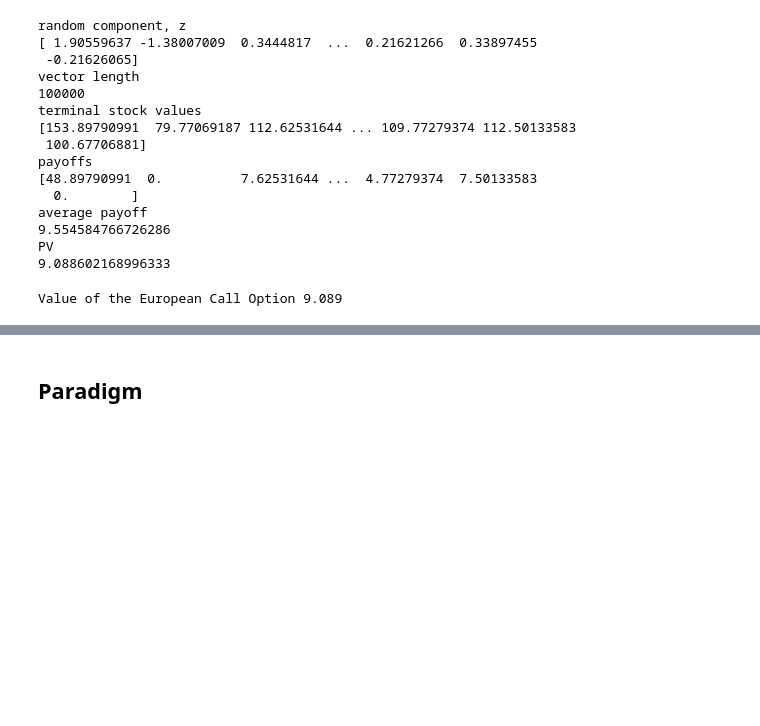
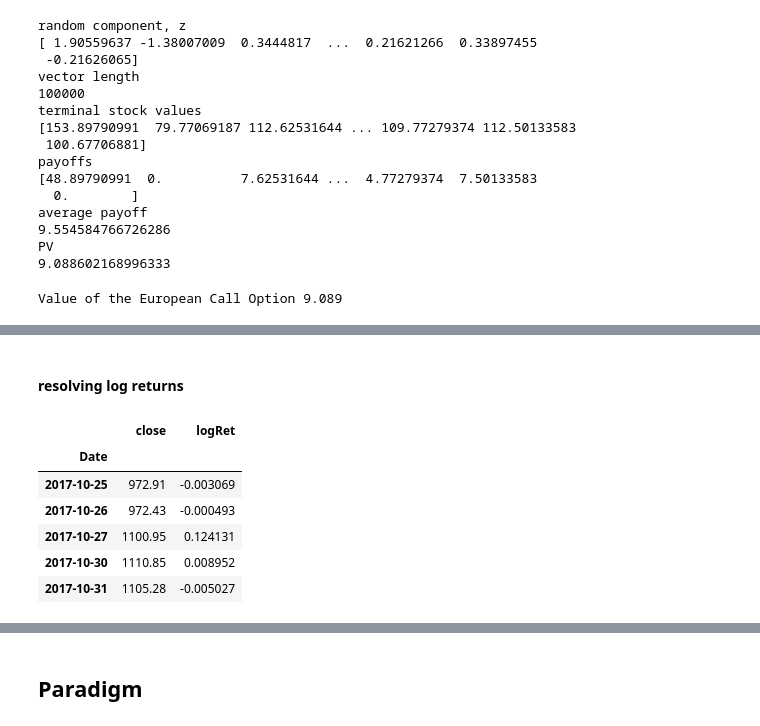
Before and after one commit to redvg/boilerplate-python-financial-engineering, a Jupyter notebook: 1_intro.ipynb, the cells around one changed output, grey strips where cells are left out. Saved outputs shown, nothing was run; the diff lists cells and outputs as text; code cells hidden in the pictures; blank space fills up the shorter version.

```diff
--- a/1_intro.ipynb
+++ b/1_intro.ipynb
@@ -117,0 +111,7 @@ amzn.tail()
+# %%
+quotes = pd.read_csv('resources/tr_eikon_eod_data.csv',
+                     index_col=0,
+                     parse_dates=True)
+
+print(quotes[0:5])
+print('length: {}'.format(len(quotes)))
@@ -117,0 +193,13 @@ amzn.tail()
+# %% [markdown]
+#### resolving log returns
+# %%
+amzn['logRet'] = np.log(amzn['close'] / amzn['close'].shift(1))
+amzn.tail()
+# %% [output]
+|  | close | logRet |
+| Date |  |  |
+| 2017-10-25 | 972.91 | -0.003069 |
+| 2017-10-26 | 972.43 | -0.000493 |
+| 2017-10-27 | 1100.95 | 0.124131 |
+| 2017-10-30 | 1110.85 | 0.008952 |
+| 2017-10-31 | 1105.28 | -0.005027 |
```
Also changed, not shown: parts of 22 cells of this notebook, 1 other file.
